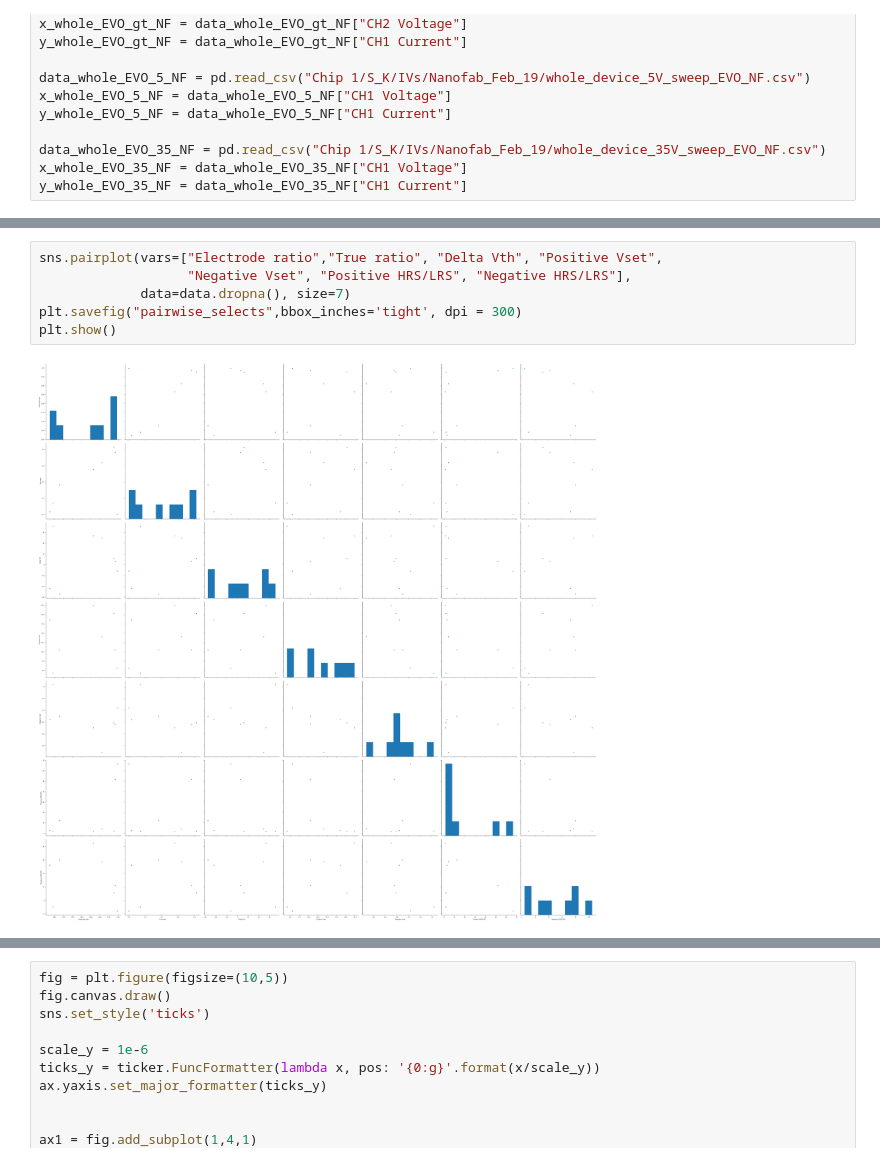
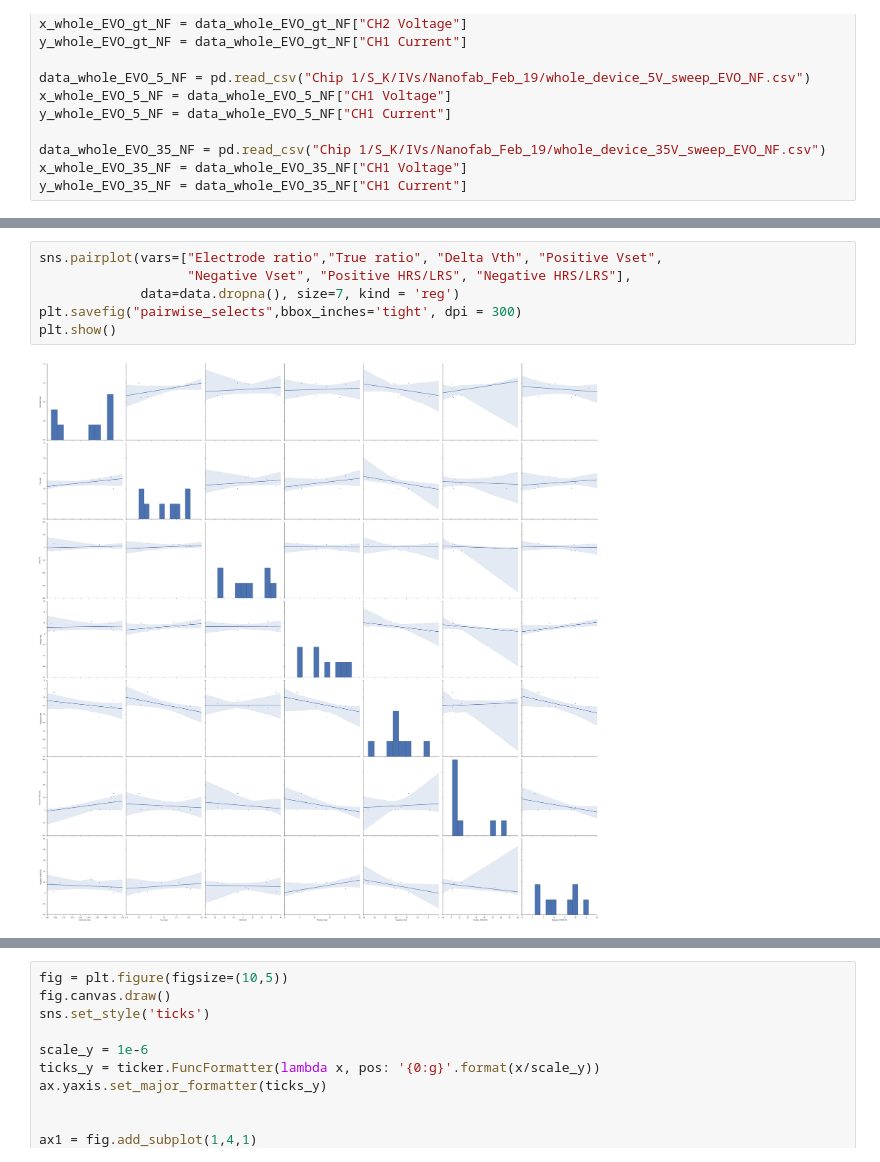
Before and after one commit to molydisulfide/Cut-to-channel-ratio-study, a Jupyter notebook: Ratio_parameters.ipynb, the cells around one changed output, grey strips where cells are left out. Drawn from its saved outputs; the diff is of its cells as text.

```diff
--- a/Ratio_parameters.ipynb
+++ b/Ratio_parameters.ipynb
@@ -1564,11 +1565,11 @@ plt.savefig("pairwise_all",bbox_inches='tight', dpi = 300)
 # %%
 sns.pairplot(vars=["Electrode ratio","True ratio", "Delta Vth", "Positive Vset",
                    "Negative Vset", "Positive HRS/LRS", "Negative HRS/LRS"],
-             data=data.dropna(), size=7)
+             data=data.dropna(), size=7, kind = 'reg')
 plt.savefig("pairwise_selects",bbox_inches='tight', dpi = 300)
 plt.show()
 # %% [output]
-[figure, old version]
+[figure, new version]
 # %%
 fig = plt.figure(figsize=(10,5))
 fig.canvas.draw()
```
Also changed, not shown: parts of 37 cells of this notebook, 45 other files.
